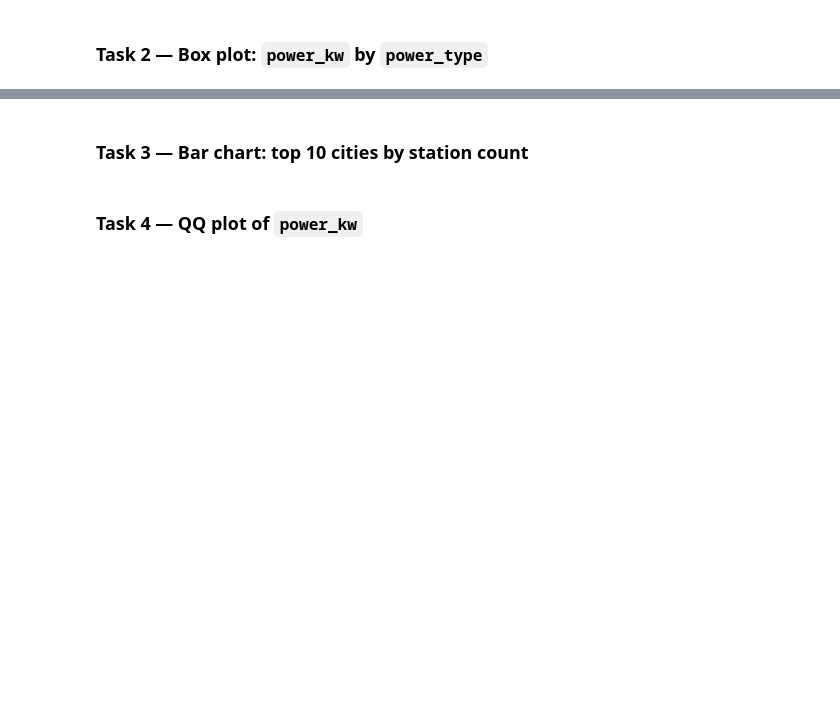
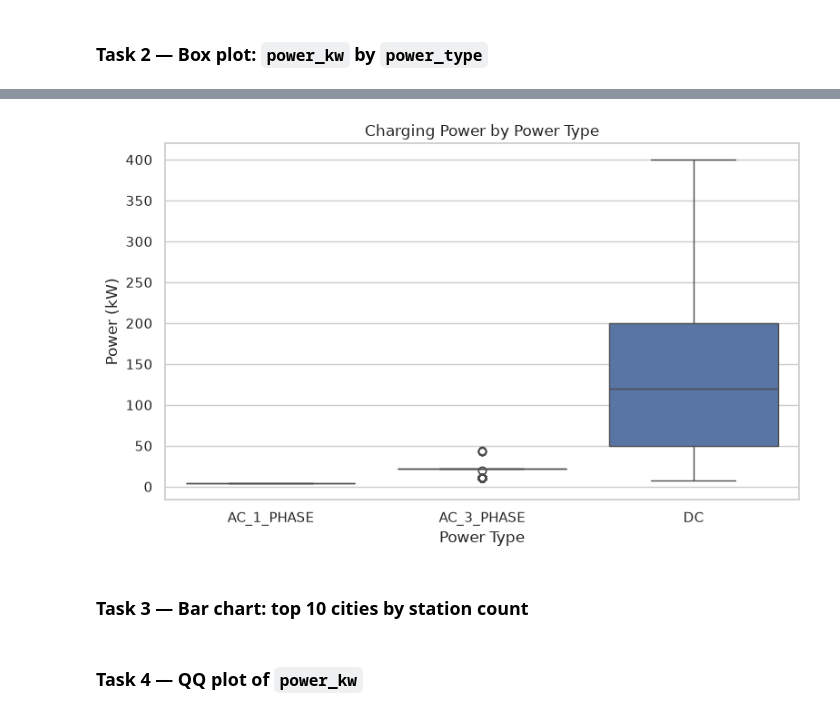
Before and after one commit to simonschmid30/python_exploratory_data_analysis, a Jupyter notebook: 03_graphical_eda/exercise_graphical_eda.ipynb, the cells around one changed output, grey strips where cells are left out. Drawn from its saved outputs; the diff is of its cells as text; code cells hidden in the pictures; blank space fills up the shorter version.

```diff
--- a/03_graphical_eda/exercise_graphical_eda.ipynb
+++ b/03_graphical_eda/exercise_graphical_eda.ipynb
@@ -61,2 +77,20 @@ plt.show()
+# %%
+import seaborn as sns
+
+fig, ax = plt.subplots(figsize=(8, 5))
+sns.boxplot(
+    data=df,
+    x='power_type',
+    y='power_kw',
+    ax=ax,
+    order=['AC_1_PHASE', 'AC_3_PHASE', 'DC'])
+
+ax.set_xlabel('Power Type')
+ax.set_ylabel('Power (kW)')
+ax.set_title('Charging Power by Power Type')
+plt.tight_layout()
+plt.show()
+# %% [output]
+[figure, added]
 # %% [markdown]
 ### Task 3 — Bar chart: top 10 cities by station count
```
Also changed, not shown: parts of 10 cells of this notebook, 3 other files.
